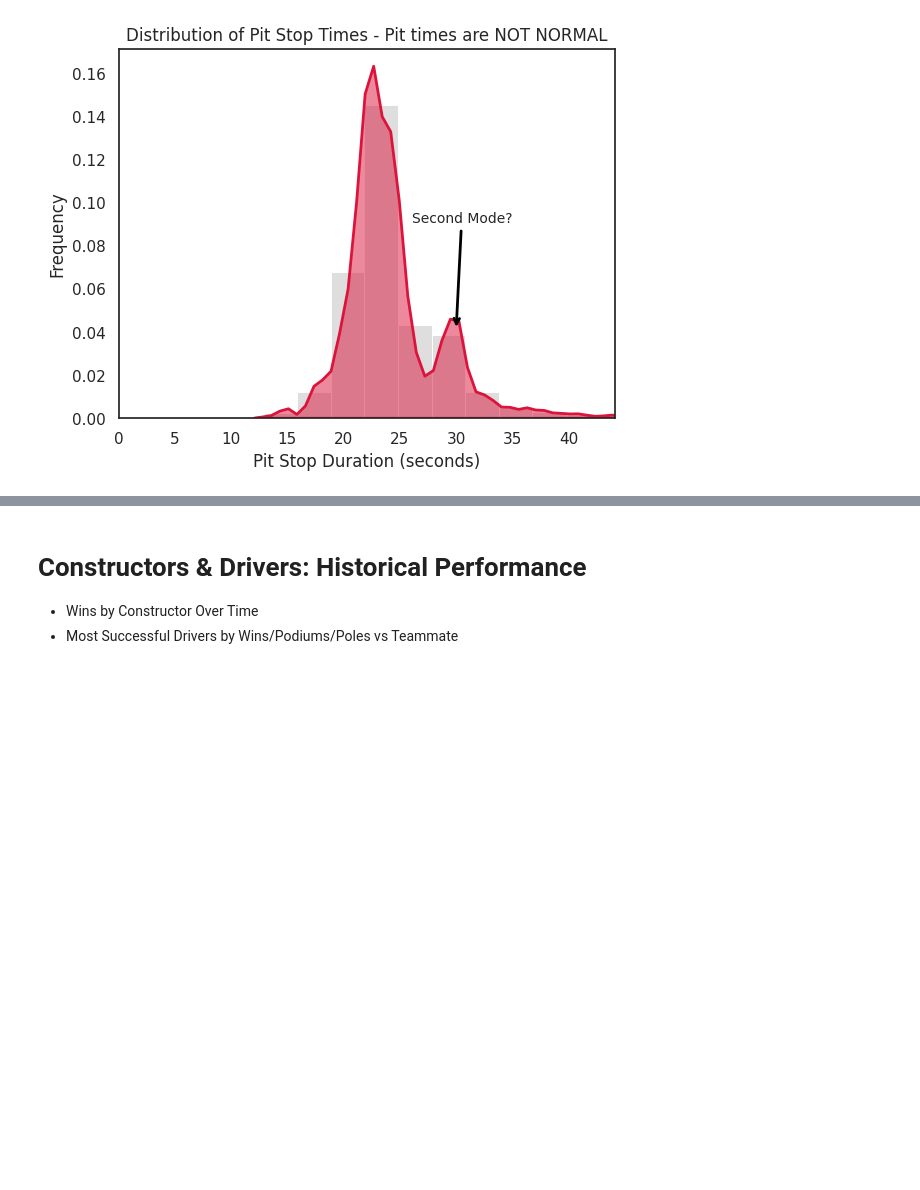
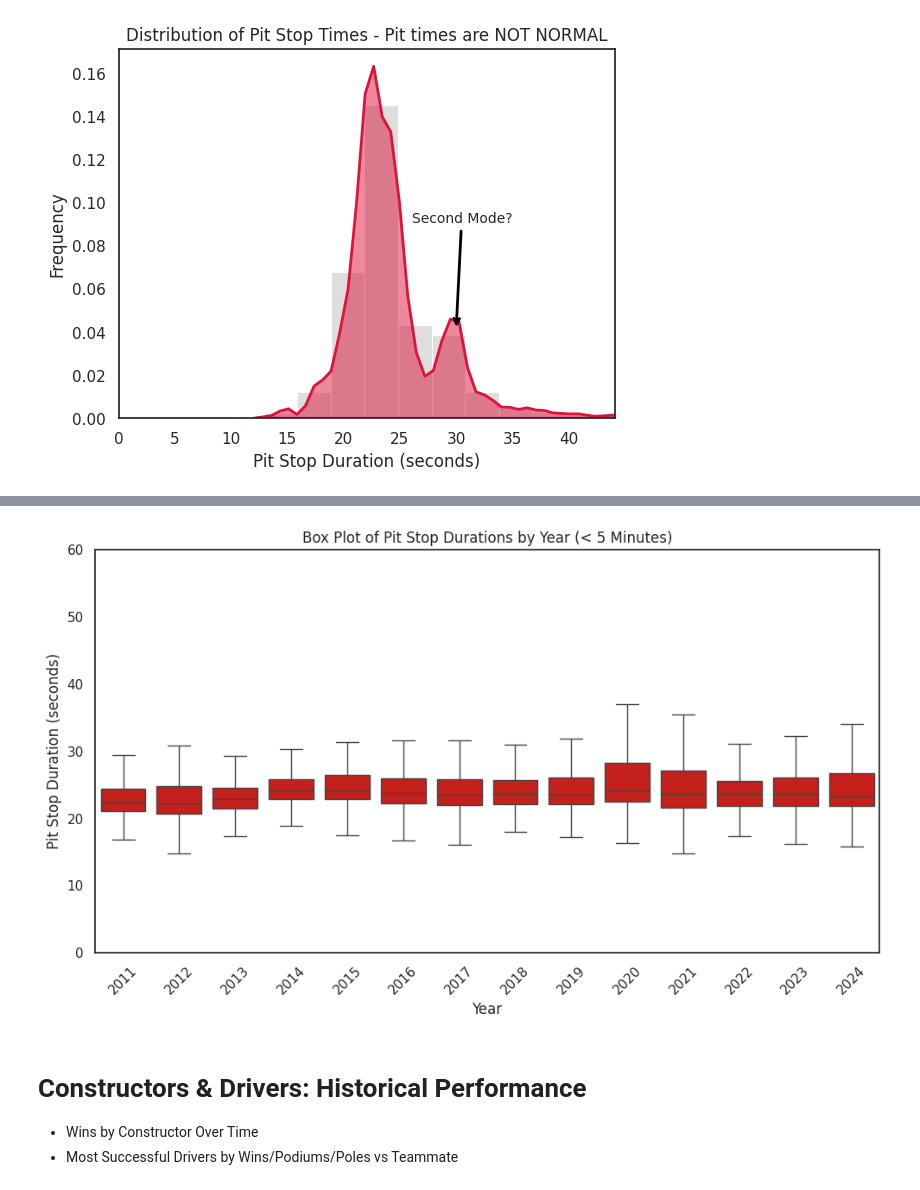
Before and after one commit to davidgoins236/data_viz_final_project, a Jupyter notebook: data_viz_final_project.ipynb, the cells around one changed output, grey strips where cells are left out. Cells and saved outputs as stored; diff of their text form; code cells hidden in the pictures; blank space fills up the shorter version.

```diff
--- a/data_viz_final_project.ipynb
+++ b/data_viz_final_project.ipynb
@@ -551,3 +590,36 @@ plt.show()
+# %%
+#pit stop times are prone to extreme outliers due to racing conditions ()
+plt_df = pit_stop_detail_df[pit_stop_detail_df['pit_stop_seconds'] < 300]\
+  .sort_values('year')
+
+# Convert year to ordered categorical
+ordered_years = sorted(plt_df['year'].unique())
+plt_df['year'] = pd.Categorical(plt_df['year'], categories=ordered_years, ordered=True)
+
+# Ensure years are in the correct order
+ordered_years = sorted(plt_df['year'].unique())
+plt_df['year'] = pd.Categorical(plt_df['year'], categories=ordered_years, ordered=True)
+
+# Set up the plot
+plt.figure(figsize=(10, 6))
+sns.boxplot(
+    data=plt_df,
+    x='year',
+    y='pit_stop_seconds',
+    showfliers=False,      # Optional: hide outliers for clarity
+    color=f1_color_palette["F1 Red"],
+    linewidth=1
+)
+# Clean up the plot
+plt.title("Box Plot of Pit Stop Durations by Year (< 5 Minutes)")
+plt.xlabel("Year")
+plt.ylabel("Pit Stop Duration (seconds)")
+plt.xticks(rotation=45)
+plt.ylim(0, 60)            # Focus on typical range
+plt.tight_layout()
+plt.show()
+# %% [output]
+[figure, added]
 # %% [markdown]
 # Constructors & Drivers: Historical Performance
 - Wins by Constructor Over Time
```
Also changed, not shown: parts of 2 cells of this notebook.
